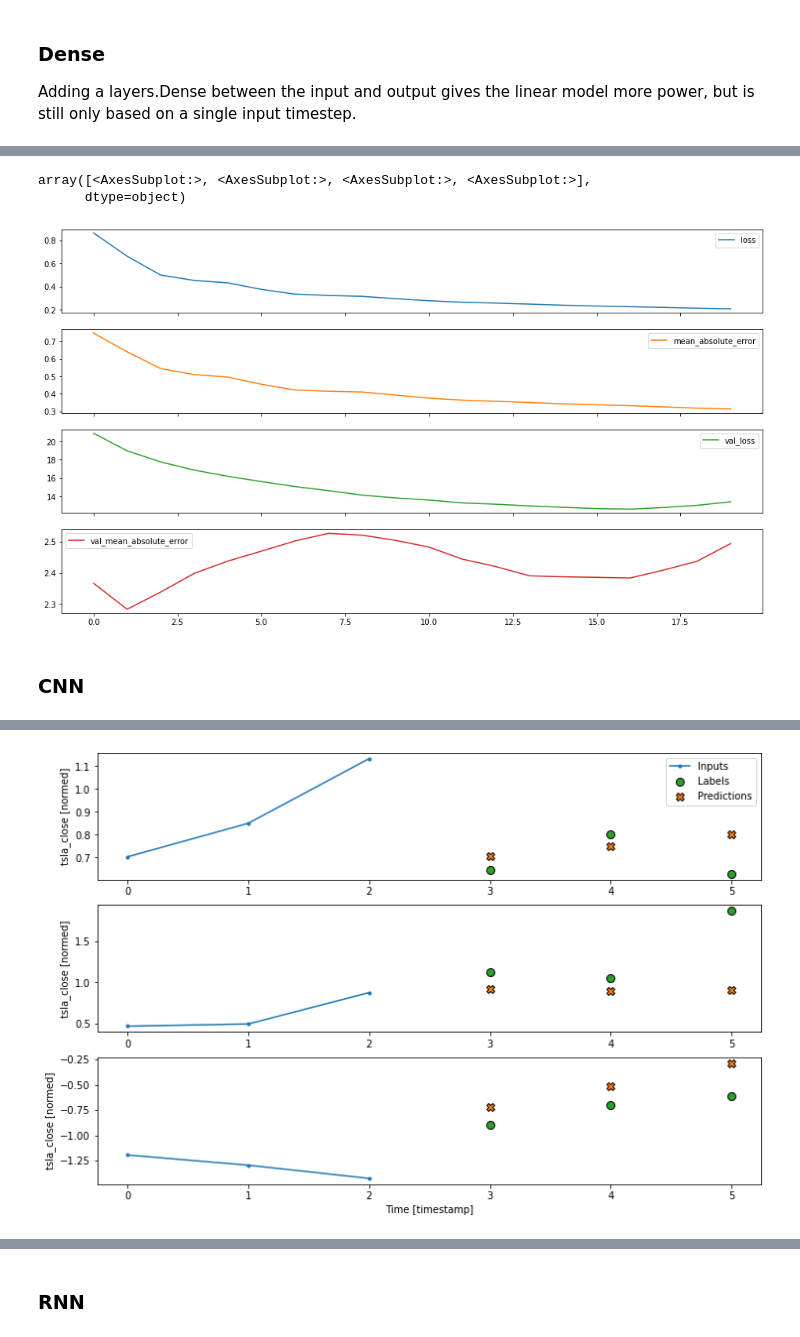
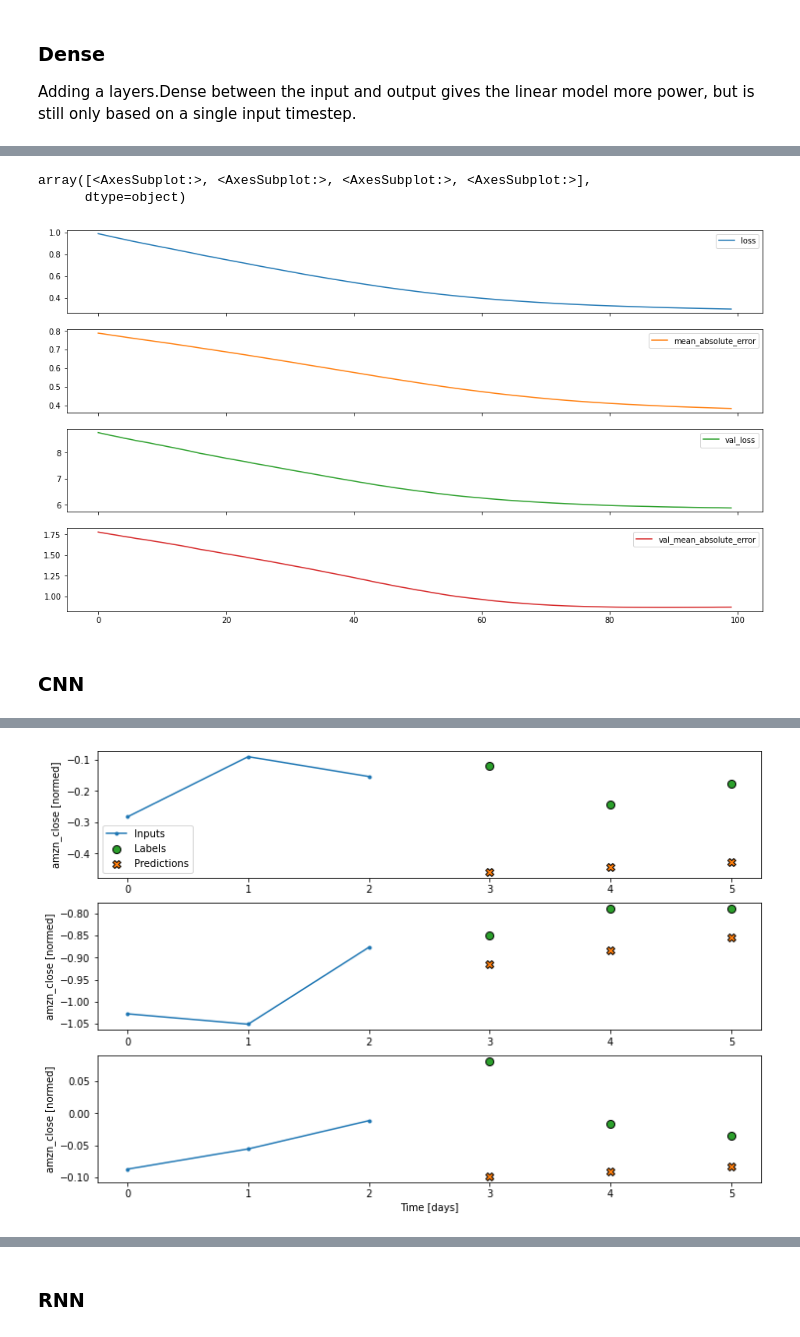
Before and after one commit to neuralnetes/notebooks, a Jupyter notebook: nasdaq-traded/stonks.ipynb, the cells around one changed output, grey strips where cells are left out. Saved outputs shown, nothing was run; the diff lists cells and outputs as text; code cells hidden in the pictures.

```diff
--- a/nasdaq-traded/stonks.ipynb
+++ b/nasdaq-traded/stonks.ipynb
@@ -28,6 +28,6 @@ mpl.rcParams['figure.figsize'] = (16, 9)
 
 Currently using `yfinance` to access yahoo finance historical data since it is free.
 # %%
-tickers = ['FB', 'AAPL', 'AMZN', 'NFLX', 'GOOG', 'TQQQ', 'TSLA', 'BABA', 'FCEL', 'JETS']
+tickers = ['FB', 'AAPL', 'AMZN', 'NFLX', 'GOOG', 'QQQ', 'TQQQ', 'SPY', 'TSLA', 'BABA', 'JETS', 'COST', 'AMD', 'NVDA', 'DIS', 'WWR', 'SNAP']
 tickers
 # %% [output]
@@ -41,7 +57,7 @@ def create_yfinance_df(tickers):
         # use "period" instead of start/end
         # valid periods: 1d,5d,1mo,3mo,6mo,1y,2y,5y,10y,ytd,max
         # (optional, default is '1mo')
-        period = '6mo',
+        period = '1y',
 
         # fetch data by interval (including intraday if period < 60 days)
         # valid intervals: 1m,2m,5m,15m,30m,60m,90m,1h,1d,5d,1wk,1mo,3mo
@@ -465,7 +450,7 @@ class WindowGenerator():
 
         return inputs, labels
 
-    def plot(self, model=None, plot_col='tsla_close', max_subplots=3):
+    def plot(self, model=None, plot_col='amzn_close', max_subplots=3):
         inputs, labels = self.example
         plt.figure(figsize=(12, 8))
         plot_col_index = self.column_indices[plot_col]
@@ -495,7 +480,7 @@ class WindowGenerator():
             if n == 0:
                 plt.legend()
 
-        plt.xlabel('Time [timestamp]')
+        plt.xlabel('Time [days]')
 
     def make_dataset(self, data):
         data = np.array(data, dtype=np.float32)
@@ -619,11 +604,11 @@ Input shape: (32, 1, 52)
 Output shape: (32, 1, 1)
 # %%
-MAX_EPOCHS = 1000
+MAX_EPOCHS = 100
 
 def compile_and_fit(model, window, patience=0):
     early_stopping = tf.keras.callbacks.EarlyStopping(monitor='val_loss', patience=3)
     model.compile(loss=tf.losses.MeanSquaredError(),
-                optimizer=tf.optimizers.Adam(),
+                optimizer=tf.optimizers.SGD(),
                 metrics=[tf.metrics.MeanAbsoluteError()])
 
     history = model.fit(window.train, epochs=MAX_EPOCHS,
@@ -1149,12 +1139,12 @@ pd.DataFrame(history.history).plot(subplots=True)
 # %% [output]
 array([<AxesSubplot:>, <AxesSubplot:>, <AxesSubplot:>, <AxesSubplot:>],
       dtype=object)
-[figure, old version]
+[figure, new version]
 # %% [markdown]
 ### CNN
 # %%
 %%time
-CONV_WIDTH = 3
+CONV_WIDTH = 2
 multi_conv_model = tf.keras.Sequential([
     # Shape [batch, time, features] => [batch, CONV_WIDTH, features]
     tf.keras.layers.Lambda(lambda x: x[:, -CONV_WIDTH:, :]),
@@ -1181,4 +1171,4 @@ Wall time: 2.85 s
-[figure, old version]
+[figure, new version]
 # %%
 pd.DataFrame(history.history).plot(subplots=True)
 # %% [output]
```
Also changed, not shown: parts of 80 cells of this notebook.
